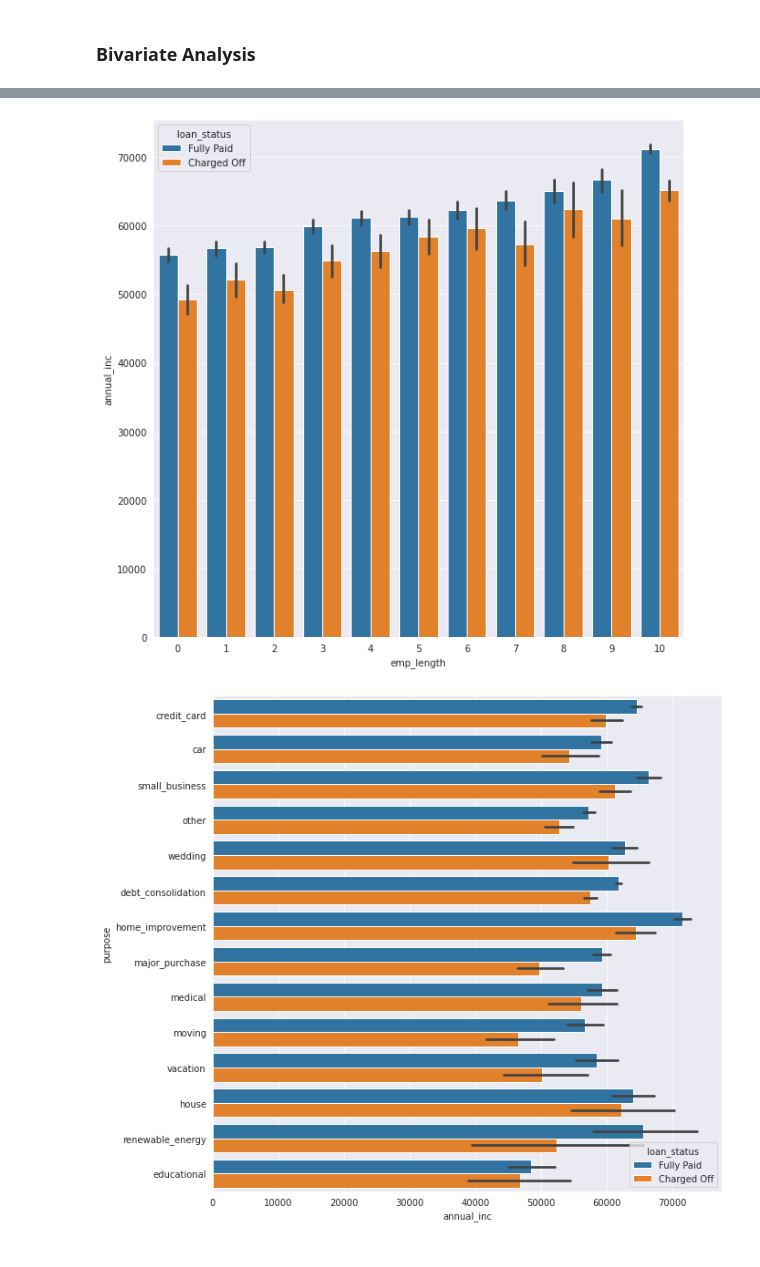
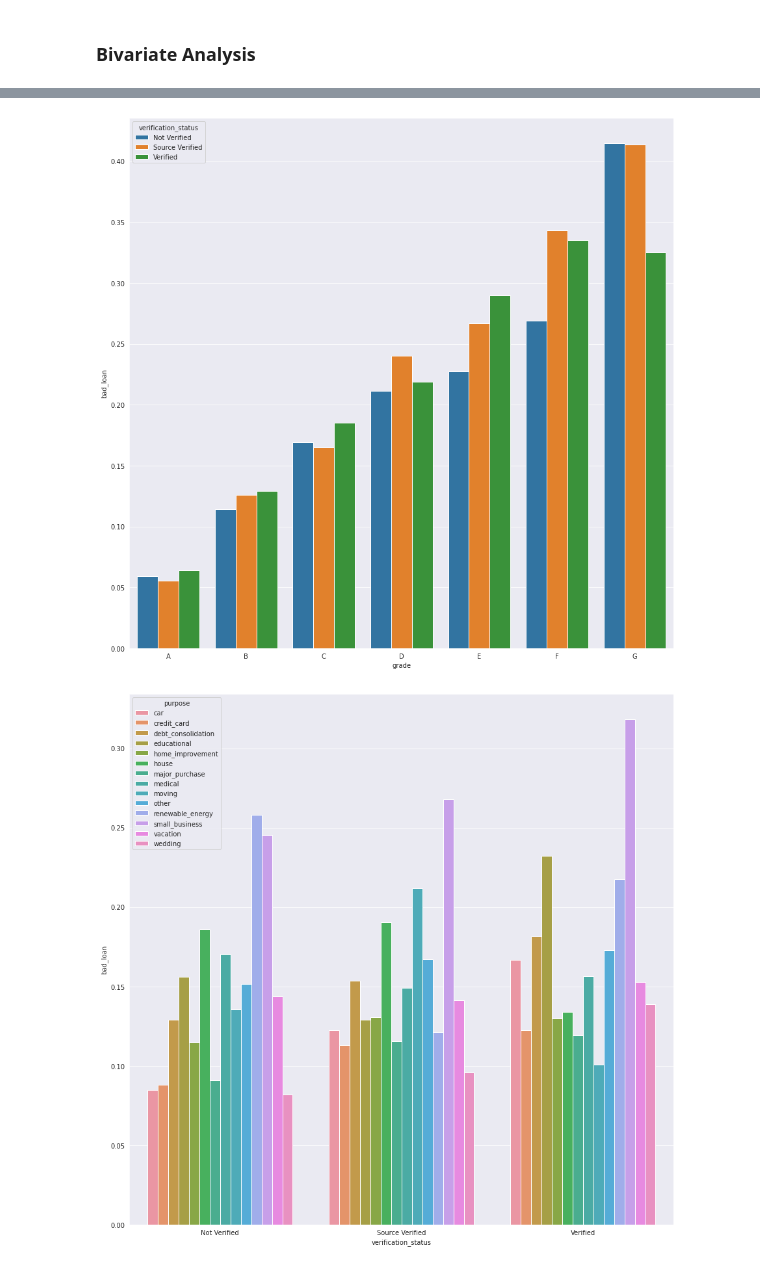
Before and after one commit to sidshrivastav/LendingClubCaseStudy, a Jupyter notebook: siddhant_shrivastav.ipynb, the cells around one changed output, grey strips where cells are left out. Cells and saved outputs as stored; diff of their text form; code cells hidden in the pictures.

```diff
--- a/siddhant_shrivastav.ipynb
+++ b/siddhant_shrivastav.ipynb
@@ -457,12 +453,12 @@ plt.show()
 # %%
-plt.figure(figsize=(10,10))
-sns.barplot(data=df, x='emp_length', y='annual_inc', hue="loan_status")
+plt.figure(figsize=(15,15))
+sns.barplot(data=df.groupby(["grade", "verification_status"], as_index=False)['bad_loan'].mean(), x="grade", y="bad_loan", hue="verification_status")
 plt.show()
 # %% [output]
-[figure, old version]
+[figure, new version]
 # %%
-plt.figure(figsize=(10,10))
-sns.barplot(data=df, y='purpose', x='annual_inc', hue="loan_status")
+plt.figure(figsize=(15,15))
+sns.barplot(data=df.groupby(["purpose", "verification_status"], as_index=False)['bad_loan'].mean(), x="verification_status", y="bad_loan", hue="purpose")
 plt.show()
 # %% [output]
-[figure, old version]
+[figure, new version]
```
Also changed, not shown: parts of 39 cells of this notebook, 3 other files.
